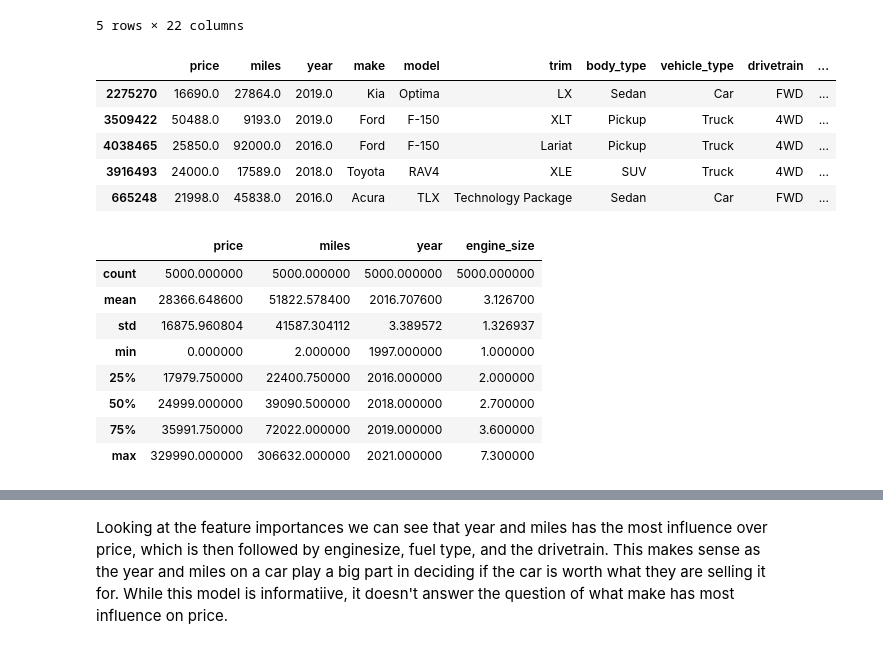
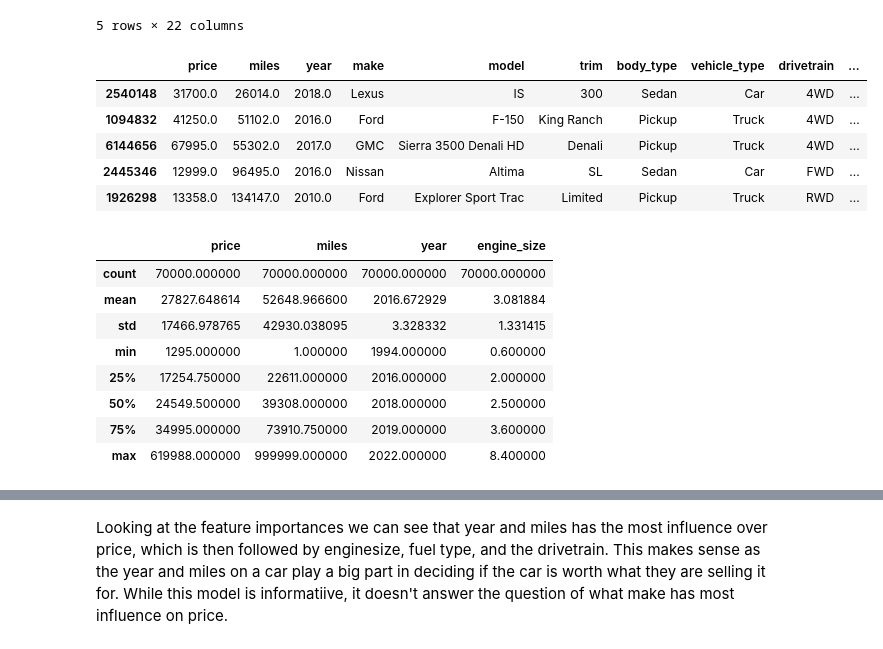
Before and after one commit to HWallace14/Final_Project, a Jupyter notebook: Notebooks/car_supervised_learning.ipynb, the cells around one changed output, grey strips where cells are left out. Drawn from its saved outputs; the diff is of its cells as text; code cells hidden in the pictures.

```diff
--- a/Notebooks/car_supervised_learning.ipynb
+++ b/Notebooks/car_supervised_learning.ipynb
@@ -35,27 +35,27 @@ df.head()
 # %%
 clean_df = df.drop(columns=['Unnamed: 0', 'id', 'vin', 'seller_name', 'street', 'stock_no', 'city', 'state', 'zip',])
 clean_df.drop(clean_df.loc[clean_df['miles'] == 0].index, inplace=True)
-clean_df = clean_df.sample(n=5000)
+clean_df = clean_df.sample(n=70000)
 clean_df.head()
 # %% [output]
 |  | price | miles | year | make | model | trim | body_type | vehicle_type | drivetrain | ... |
-| 2275270 | 16690.0 | 27864.0 | 2019.0 | Kia | Optima | LX | Sedan | Car | FWD | ... |
-| 3509422 | 50488.0 | 9193.0 | 2019.0 | Ford | F-150 | XLT | Pickup | Truck | 4WD | ... |
-| 4038465 | 25850.0 | 92000.0 | 2016.0 | Ford | F-150 | Lariat | Pickup | Truck | 4WD | ... |
-| 3916493 | 24000.0 | 17589.0 | 2018.0 | Toyota | RAV4 | XLE | SUV | Truck | 4WD | ... |
-| 665248 | 21998.0 | 45838.0 | 2016.0 | Acura | TLX | Technology Package | Sedan | Car | FWD | ... |
+| 2540148 | 31700.0 | 26014.0 | 2018.0 | Lexus | IS | 300 | Sedan | Car | 4WD | ... |
+| 1094832 | 41250.0 | 51102.0 | 2016.0 | Ford | F-150 | King Ranch | Pickup | Truck | 4WD | ... |
+| 6144656 | 67995.0 | 55302.0 | 2017.0 | GMC | Sierra 3500 Denali HD | Denali | Pickup | Truck | 4WD | ... |
+| 2445346 | 12999.0 | 96495.0 | 2016.0 | Nissan | Altima | SL | Sedan | Car | FWD | ... |
+| 1926298 | 13358.0 | 134147.0 | 2010.0 | Ford | Explorer Sport Trac | Limited | Pickup | Truck | RWD | ... |
 # %%
 clean_df.describe()
 # %% [output]
 |  | price | miles | year | engine_size |
-| count | 5000.000000 | 5000.000000 | 5000.000000 | 5000.000000 |
-| mean | 28366.648600 | 51822.578400 | 2016.707600 | 3.126700 |
-| std | 16875.960804 | 41587.304112 | 3.389572 | 1.326937 |
-| min | 0.000000 | 2.000000 | 1997.000000 | 1.000000 |
-| 25% | 17979.750000 | 22400.750000 | 2016.000000 | 2.000000 |
-| 50% | 24999.000000 | 39090.500000 | 2018.000000 | 2.700000 |
-| 75% | 35991.750000 | 72022.000000 | 2019.000000 | 3.600000 |
-| max | 329990.000000 | 306632.000000 | 2021.000000 | 7.300000 |
+| count | 70000.000000 | 70000.000000 | 70000.000000 | 70000.000000 |
+| mean | 27827.648614 | 52648.966600 | 2016.672929 | 3.081884 |
+| std | 17466.978765 | 42930.038095 | 3.328332 | 1.331415 |
+| min | 1295.000000 | 1.000000 | 1994.000000 | 0.600000 |
+| 25% | 17254.750000 | 22611.000000 | 2016.000000 | 2.000000 |
+| 50% | 24549.500000 | 39308.000000 | 2018.000000 | 2.500000 |
+| 75% | 34995.000000 | 73910.750000 | 2019.000000 | 3.600000 |
+| max | 619988.000000 | 999999.000000 | 2022.000000 | 8.400000 |
 # %%
 bins = [0, 5000, 10000, 15000, 25000, 50000, 100000, 400000]
 labels = ['0-4,999', '5,000-9,999', '10,000-14,999', '15,000-24,999', '25,000-49,999', '50,000-99,999', '100,000-400,000']
```
Also changed, not shown: parts of 65 cells of this notebook, 1 other file.
